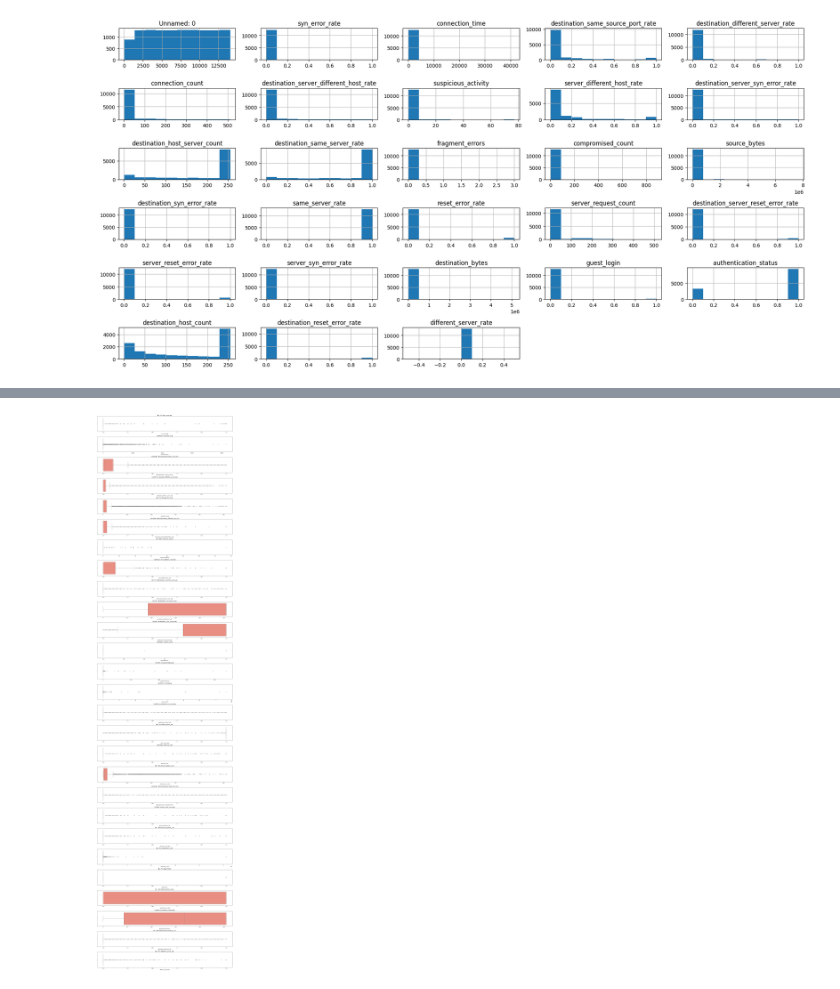
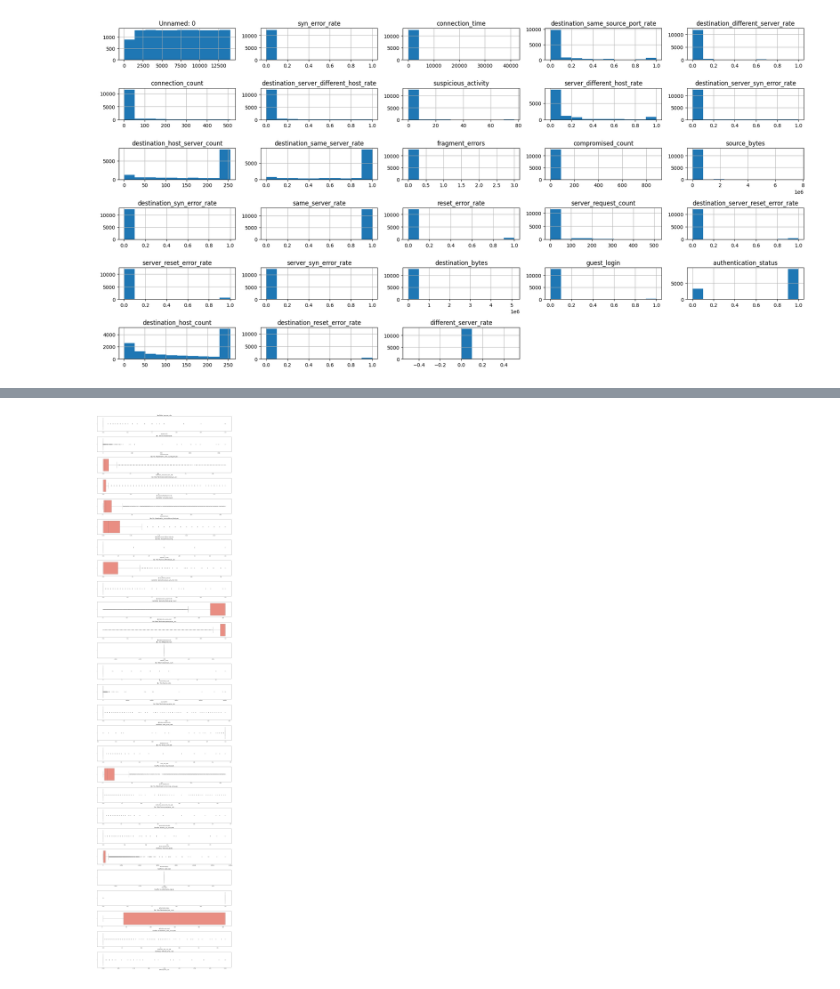
Before and after one commit to OxHazem/Auto_learn-, a Jupyter notebook: src/data_visualization.ipynb, the cells around one changed output, grey strips where cells are left out. Cells and saved outputs as stored; diff of their text form; code cells hidden in the pictures.

```diff
--- a/src/data_visualization.ipynb
+++ b/src/data_visualization.ipynb
@@ -49,0 +48,12 @@ plt.show()
+# %%
+#Boxplot Visualization for  IQR
+data=pd.read_csv("D:\DownLoad\projects\Auto_learn\data\cleaned_from_outliers_df.csv")
+df=pd.DataFrame(data).drop(columns="Unnamed: 0")
+numeric_col=df.select_dtypes(include=['int','float']).columns
+plt.figure(figsize=(20, len(numeric_col) * 3))
+for i, col in enumerate(numeric_col, 1):
+    plt.subplot(len(numeric_col), 1, i)
+    sns.boxplot(x=df[col], color='salmon')
+    plt.title(f'Box Plot of {col}')
+    plt.tight_layout()
+plt.show()
@@ -50,14 +62,14 @@ plt.show()
 # %%
 #Boxplot Visualization
-data=pd.read_csv("D:\DownLoad\projects\Auto_learn\data\Project_Phase1.csv")
-df=pd.DataFrame(data)
+data=pd.read_csv("D:\DownLoad\projects\Auto_learn\data\Z_score_df.csv")
+df=pd.DataFrame(data).drop(columns="Unnamed: 0")
 numeric_col=df.select_dtypes(include=['int','float']).columns
 plt.figure(figsize=(20, len(numeric_col) * 3))
 for i, col in enumerate(numeric_col, 1):
     plt.subplot(len(numeric_col), 1, i)
     sns.boxplot(x=df[col], color='salmon')
     plt.title(f'Box Plot of {col}')
     plt.tight_layout()
 plt.show()
 # %% [output]
-[figure, old version]
+[figure, new version]
```
Also changed, not shown: parts of 9 cells of this notebook, 3 other files.
